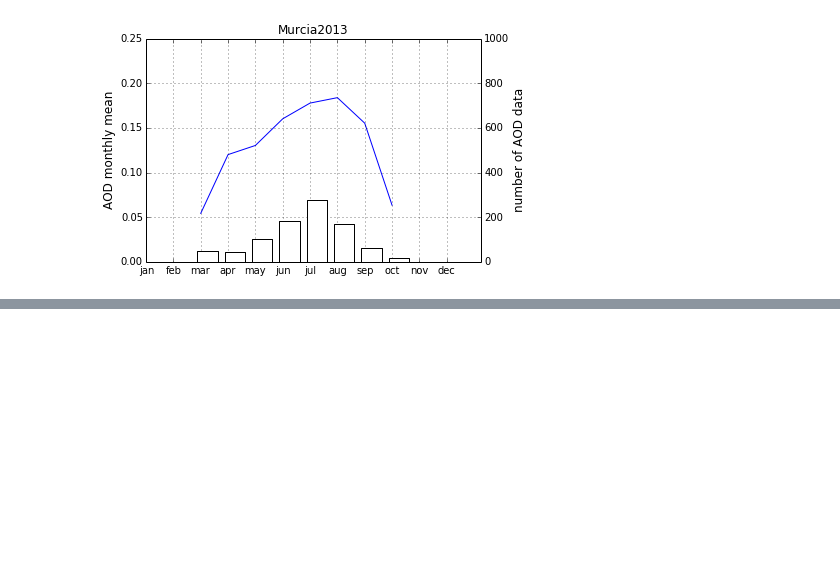
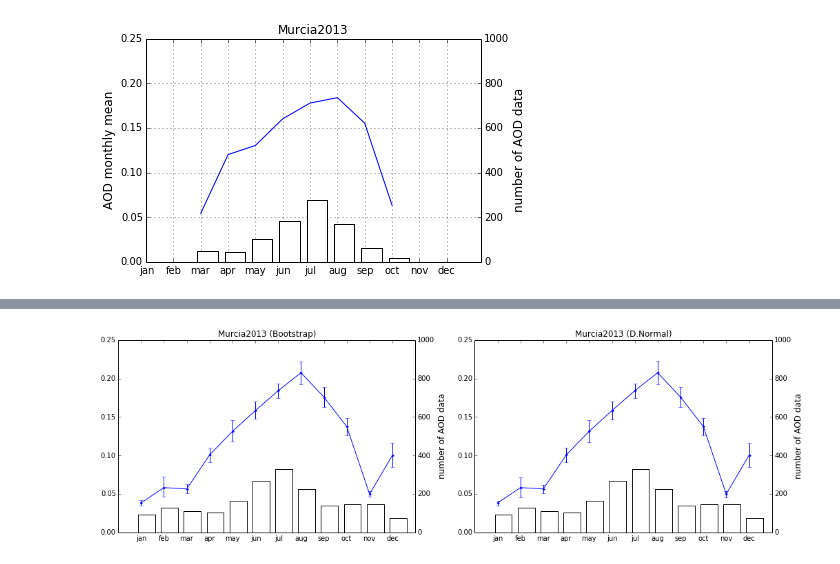
Before and after one commit to Ruben-VV/practica-python, a Jupyter notebook: iPython Notebook/aerosoles_Murcia.ipynb, the cells around one changed output, grey strips where cells are left out. Cells and saved outputs as stored; diff of their text form; code cells hidden in the pictures; blank space fills up the shorter version.

Commit message:
Comparacion con Distribuciones

```diff
--- a/iPython Notebook/aerosoles_Murcia.ipynb
+++ b/iPython Notebook/aerosoles_Murcia.ipynb
@@ -537,0 +177,89 @@ if __name__ == '__main__':
+# %%
+file_aeronet_Murcia = '/spred/pn32/Renovables/Red/Aeronet/lev15/130101_131231_Murcia.lev15'
+df_out_Murcia = extract_aeronet_data(file_aeronet_Murcia)
+#df_out_Murcia = at.extract_aeronet_data(file_aeronet_Murcia)
+df_out_Murcia['month'] = df_out_Murcia.index.month
+
+# data of interest is bimodal and obviously not normal
+# x = np.concatenate([npr.normal(3, 1, 100), npr.normal(6, 2, 200)])
+x = df_out_Murcia['AOT_500'].values
+
+#Calculo de los Intervalos de Confianza del Bootstraping y la distribucion Normal
+lista_Murcia = [df_out_Murcia[df_out_Murcia['month']==i]['AOT_500'].values for i in range(1,13)]
+errlow, errhigh = [], []
+errlowN, errhighN = [], []
+for i in xrange(len(lista_Murcia)):
+    low_mean, high_mean, stat_mean = bootstrap(lista_Murcia[i], 10000, 0.05, np.mean)
+    errlow.append(low_mean)
+    errhigh.append(high_mean)
+    norm_mean = icnorm_media(lista_Murcia[i])
+    low_nmean = norm_mean.loc['ICm1'].values[0]
+    high_nmean = norm_mean.loc['ICm2'].values[0]
+    errlowN.append(low_nmean)
+    errhighN.append(high_nmean)
+df = df_Murcia.copy()
+df['errlo'], df['errhi'] = errlow, errhigh
+df['errloN'], df['errhiN'] = errlowN, errhighN
+
+
+pylab.figure(figsize=(17,5))
+## BOOTSTRAP
+#ax = df_Murcia.plot(y = 'AODmean_Murcia')
+ax = plt.subplot(121)
+ax.errorbar(range(12), df['AODmean_Murcia'], yerr=[list(df['AODmean_Murcia'] - df['errlo']),
+                                                   list(df['errhi'] - df['AODmean_Murcia'])], fmt='.-')
+#ax = df.errorbar(y = 'AODmean_Murcia')
+
+ax2 = df_Murcia['number of AOD data'].plot(kind = 'bar', secondary_y=True, color ='white', align='center')
+#ax2 =df_Murcia.plot(y = 'number of AOD data', secondary_y=True)
+
+##ax.set_ylabel("AOD monthly mean", fontsize=12)
+ax2.set_ylabel("number of AOD data", fontsize=12)
+
+#ax.set_ylim(-150,200)
+width = 0.3
+ind = np.arange(len(dataAODmen_Murcia))
+#rects1 = ax2.bar(ind, dataAODmen_Murcia, width, color='white', align='center')
+xTickMarks = ['jan', 'feb', 'mar', 'apr', 'may', 'jun', 'jul', 'aug', 'sep',
+           'oct', 'nov', 'dec']
+ax.set_xticks(ind)
+ax.set_ylim(0,0.25)
+ax2.set_ylim(0,1000)
+xtickNames = ax.set_xticklabels(xTickMarks)
+ax.set_xlim(-1,12)
+ax2.set_xlim(-1,12)
+
+#bar_label(rects1, dataAODmen_Murcia)
+ax.set_title('Murcia2013 (Bootstrap)')
+
+## DISTRIBUCION NORMAL
+#ax = df_Murcia.plot(y = 'AODmean_Murcia')
+ax = plt.subplot(122)
+#ax.errorbar(range(12), df['AODmean_Murcia'], yerr=[list(df['errloN']), list(df['errhiN'])], fmt='.-')
+ax.errorbar(range(12), df['AODmean_Murcia'], yerr=[list(df['AODmean_Murcia'] - df['errloN']),
+                                                   list(df['errhiN'] - df['AODmean_Murcia'])], fmt='.-')
+df['AODmean_Murcia'] - pd.Series(errlowN)
+#ax = df.errorbar(y = 'AODmean_Murcia')
+
+ax2 = df_Murcia['number of AOD data'].plot(kind = 'bar', secondary_y=True, color ='white', align='center')
+#ax2 =df_Murcia.plot(y = 'number of AOD data', secondary_y=True)
+
+##ax.set_ylabel("AOD monthly mean", fontsize=12)
+ax2.set_ylabel("number of AOD data", fontsize=12)
+
+#ax.set_ylim(-150,200)
+width = 0.3
+ind = np.arange(len(dataAODmen_Murcia))
+#rects1 = ax2.bar(ind, dataAODmen_Murcia, width, color='white', align='center')
+xTickMarks = ['jan', 'feb', 'mar', 'apr', 'may', 'jun', 'jul', 'aug', 'sep',
+           'oct', 'nov', 'dec']
+ax.set_xticks(ind)
+ax.set_ylim(0,0.25)
+ax2.set_ylim(0,1000)
+xtickNames = ax.set_xticklabels(xTickMarks)
+ax.set_xlim(-1,12)
+ax2.set_xlim(-1,12)
+
+#bar_label(rects1, dataAODmen_Murcia)
+ax.set_title('Murcia2013 (D.Normal)')
+# %% [output]
@@ -537,0 +267 @@ if __name__ == '__main__':
+[figure, added]
```
Also changed, not shown: parts of 23 cells of this notebook, 9 other files.
